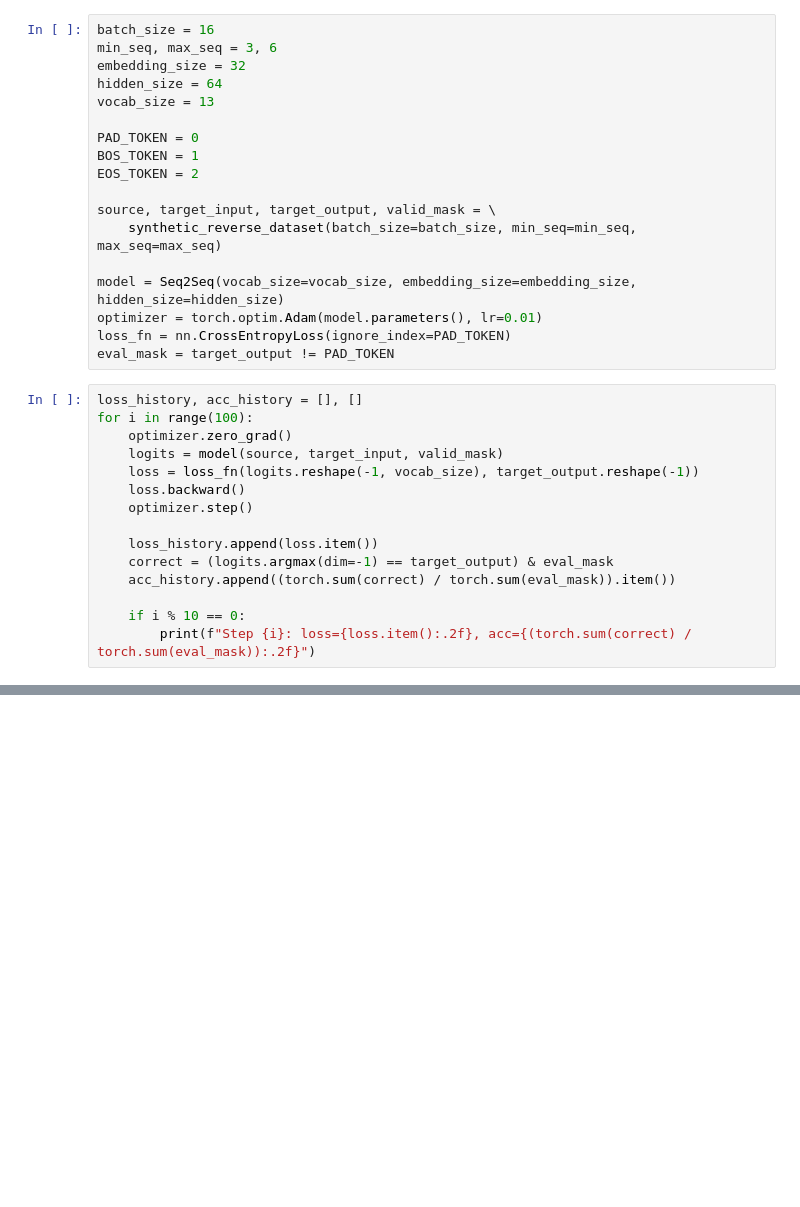
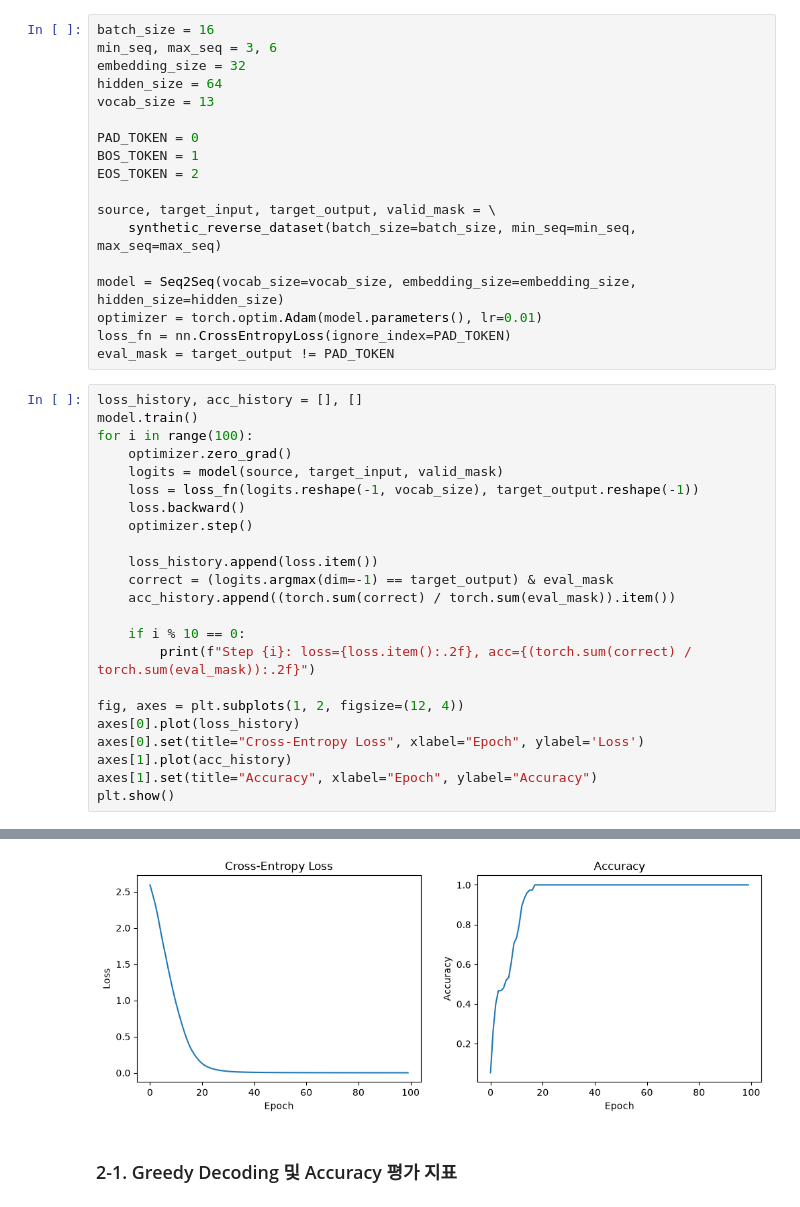
Before and after one commit to r-jelly/model-from-scratch, a Jupyter notebook: 02-seq2seq/experiment.ipynb, the cells around one changed output, grey strips where cells are left out. Cells and saved outputs as stored; diff of their text form; blank space fills up the shorter version.

```diff
--- a/02-seq2seq/experiment.ipynb
+++ b/02-seq2seq/experiment.ipynb
@@ -58,6 +59,7 @@ loss_fn = nn.CrossEntropyLoss(ignore_index=PAD_TOKEN)
 eval_mask = target_output != PAD_TOKEN
 # %%
 loss_history, acc_history = [], []
+model.train()
 for i in range(100):
     optimizer.zero_grad()
     logits = model(source, target_input, valid_mask)
@@ -71,4 +73,11 @@ for i in range(100):
 
     if i % 10 == 0:
         print(f"Step {i}: loss={loss.item():.2f}, acc={(torch.sum(correct) / torch.sum(eval_mask)):.2f}")
+
+fig, axes = plt.subplots(1, 2, figsize=(12, 4))
+axes[0].plot(loss_history)
+axes[0].set(title="Cross-Entropy Loss", xlabel="Epoch", ylabel='Loss')
+axes[1].plot(acc_history)
+axes[1].set(title="Accuracy", xlabel="Epoch", ylabel="Accuracy")
+plt.show()
 # %% [output]
@@ -81,4 +90,7 @@ Step 50: loss=0.01, acc=1.00
 Step 60: loss=0.00, acc=1.00
 Step 70: loss=0.00, acc=1.00
 Step 80: loss=0.00, acc=1.00
 Step 90: loss=0.00, acc=1.00
+[figure, added]
+# %% [markdown]
+### 2-1. Greedy Decoding 및 Accuracy 평가 지표
```
Also changed, not shown: parts of 10 cells of this notebook.
